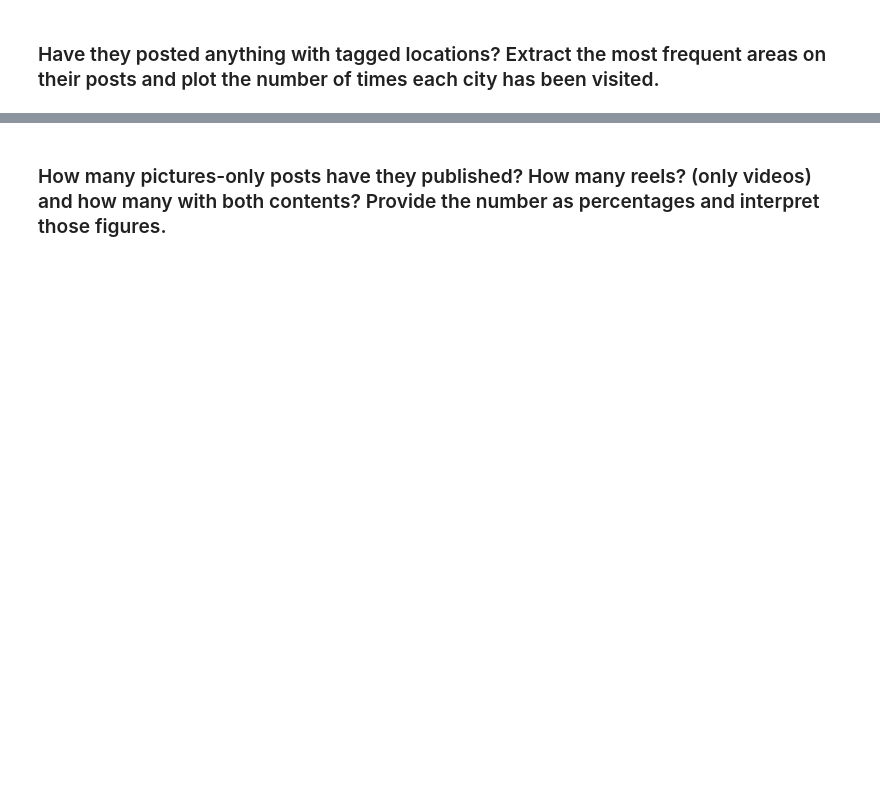
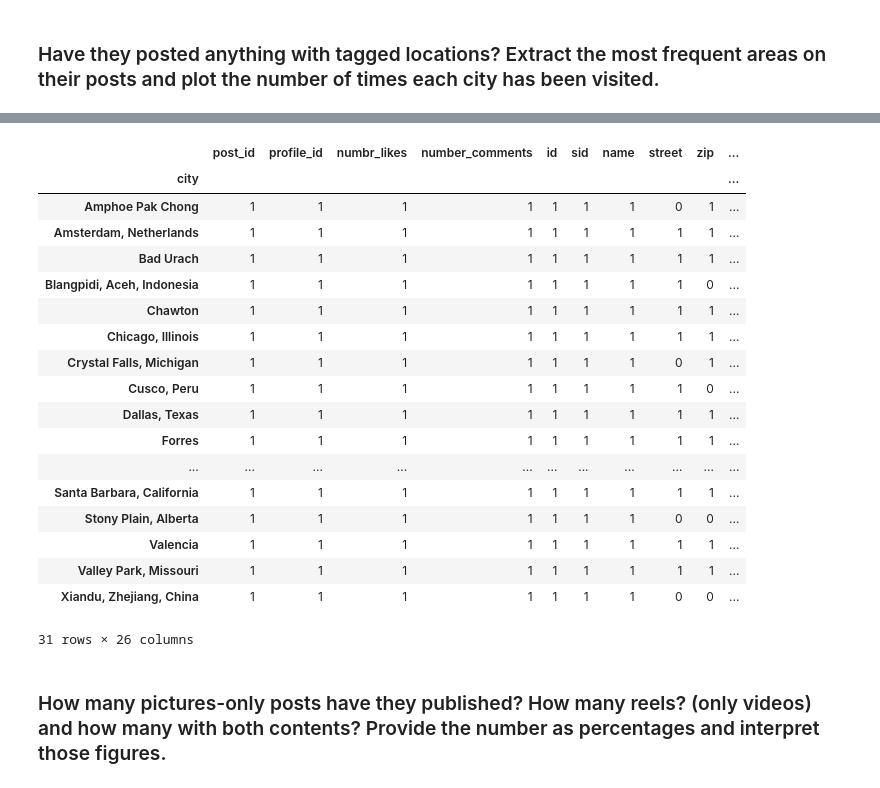
Before and after one commit to MRampo/ADM-HMW2, a Jupyter notebook: 2HW_ADM.ipynb, the cells around one changed output, grey strips where cells are left out. Drawn from its saved outputs; the diff is of its cells as text; code cells hidden in the pictures; blank space fills up the shorter version.

```diff
--- a/2HW_ADM.ipynb
+++ b/2HW_ADM.ipynb
@@ -282,6 +282,6 @@ Since the percentage of business account on the total account is 24.8%, it means
 # %%
 def searchpost(profile_id):
     df=posts[posts.profile_id == profile_id]
-    return df[['post_id','profile_id','numbr_likes','number_comments']]
+    return df[['post_id','profile_id','numbr_likes','number_comments','location_id']]
 # %%
 searchpost(profile_id=3.0)
@@ -413,0 +529,4 @@ posts_of_top_id.head()
+# %%
+#Rename location_id as id in order to merge with locations
+posts_of_top_id.rename(columns={'location_id':'id'},inplace=True)
+posts_of_top_id.head()
@@ -414,5 +540,3 @@ posts_of_top_id.head()
 # %%
-list_of_locations=[]
-df_posts_of_most_influential=pd.DataFrame(columns=['post_id','location_id'])
-for id_top in tqdm(posts_of_top_id['post_id']):
-    df_posts_of_most_influential=pd.concat([df_posts_of_most_influential,posts[posts.post_id == id_top]])
+df=pd.merge(posts_of_top_id,locations, on='id')
+df
@@ -419,3 +562,27 @@ for id_top in tqdm(posts_of_top_id['post_id']):
+# %%
+df.groupby('city').count()
+
+????
+# %% [output]
+|  | post_id | profile_id | numbr_likes | number_comments | id | sid | name | street | zip | ... |
+| city |  |  |  |  |  |  |  |  |  | ... |
+| Amphoe Pak Chong | 1 | 1 | 1 | 1 | 1 | 1 | 1 | 0 | 1 | ... |
+| Amsterdam, Netherlands | 1 | 1 | 1 | 1 | 1 | 1 | 1 | 1 | 1 | ... |
+| Bad Urach | 1 | 1 | 1 | 1 | 1 | 1 | 1 | 1 | 1 | ... |
+| Blangpidi, Aceh, Indonesia | 1 | 1 | 1 | 1 | 1 | 1 | 1 | 1 | 0 | ... |
+| Chawton | 1 | 1 | 1 | 1 | 1 | 1 | 1 | 1 | 1 | ... |
+| Chicago, Illinois | 1 | 1 | 1 | 1 | 1 | 1 | 1 | 1 | 1 | ... |
+| Crystal Falls, Michigan | 1 | 1 | 1 | 1 | 1 | 1 | 1 | 0 | 1 | ... |
+| Cusco, Peru | 1 | 1 | 1 | 1 | 1 | 1 | 1 | 1 | 0 | ... |
+| Dallas, Texas | 1 | 1 | 1 | 1 | 1 | 1 | 1 | 1 | 1 | ... |
+| Forres | 1 | 1 | 1 | 1 | 1 | 1 | 1 | 1 | 1 | ... |
+| ... | ... | ... | ... | ... | ... | ... | ... | ... | ... | ... |
+| Santa Barbara, California | 1 | 1 | 1 | 1 | 1 | 1 | 1 | 1 | 1 | ... |
+| Stony Plain, Alberta | 1 | 1 | 1 | 1 | 1 | 1 | 1 | 0 | 0 | ... |
+| Valencia | 1 | 1 | 1 | 1 | 1 | 1 | 1 | 1 | 1 | ... |
+| Valley Park, Missouri | 1 | 1 | 1 | 1 | 1 | 1 | 1 | 1 | 1 | ... |
+| Xiandu, Zhejiang, China | 1 | 1 | 1 | 1 | 1 | 1 | 1 | 0 | 0 | ... |
+31 rows × 26 columns
 # %%
 df_posts_of_most_influential.head(10)
 # %%
```
Also changed, not shown: parts of 43 cells of this notebook.
